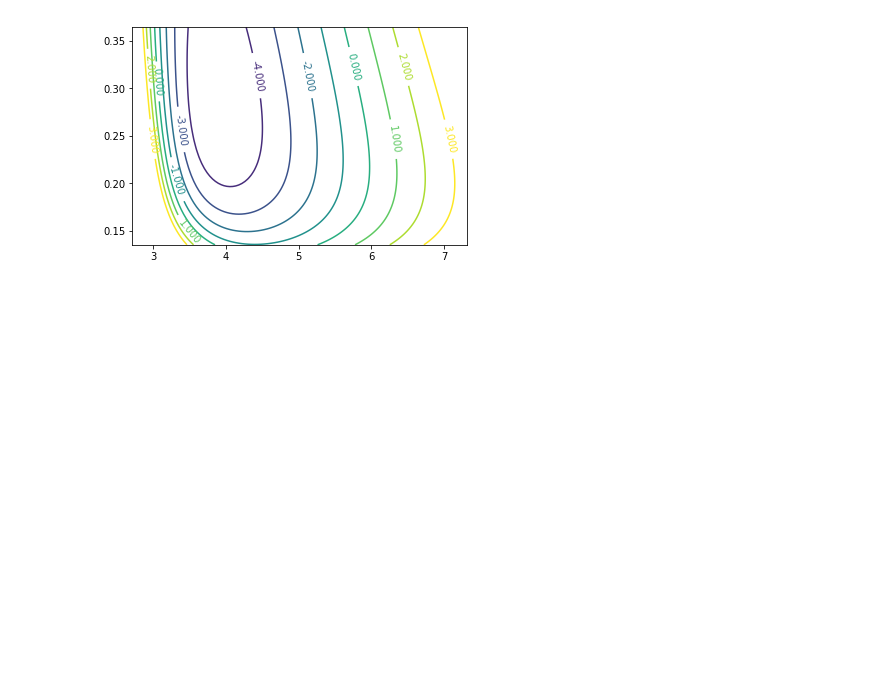
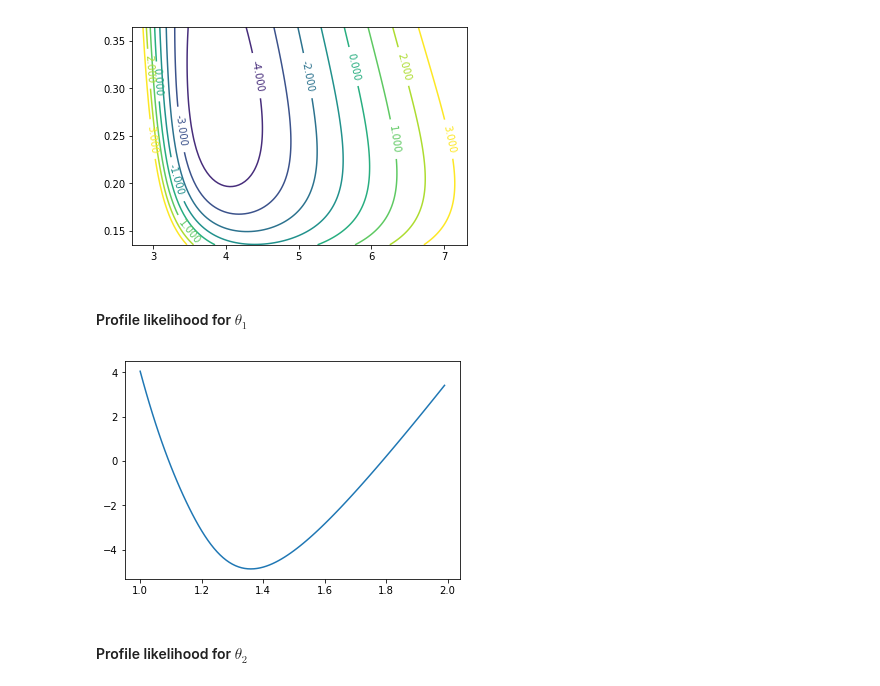
Before and after one commit to ratnania/mlhiphy, a Jupyter notebook: heat_eqn_kernel2.ipynb, the cells around one changed output. Drawn from its saved outputs; the diff is of its cells as text; code cells hidden in the pictures; blank space fills up the shorter version.

Commit message:
add profile likelihood plots

```diff
--- a/heat_eqn_kernel2.ipynb
+++ b/heat_eqn_kernel2.ipynb
@@ -168,3 +167,18 @@ plt.savefig("heat_eq_param_space.pdf")
 plt.show()
 # %% [output]
 [figure]
+# %% [markdown]
+#### Profile likelihood for $\theta_1$
+# %%
+theta1_optim = np.zeros(theta1_range.size)
+for i in range(theta1_range.size):
+    nlml_opt_theta2 = lambda t2 : nlml(np.array([theta1_range[i], t2, 0]), t, x, y_u, y_f, 1e-7)
+    m = minimize_scalar(nlml_opt_theta2)
+    theta1_optim[i] = m['fun']
+# %%
+plt.plot(theta1_range, theta1_optim)
+plt.show()
+# %% [output]
+[figure, added]
+# %% [markdown]
+#### Profile likelihood for $\theta_2$
```
Also changed, not shown: parts of 6 cells of this notebook.
